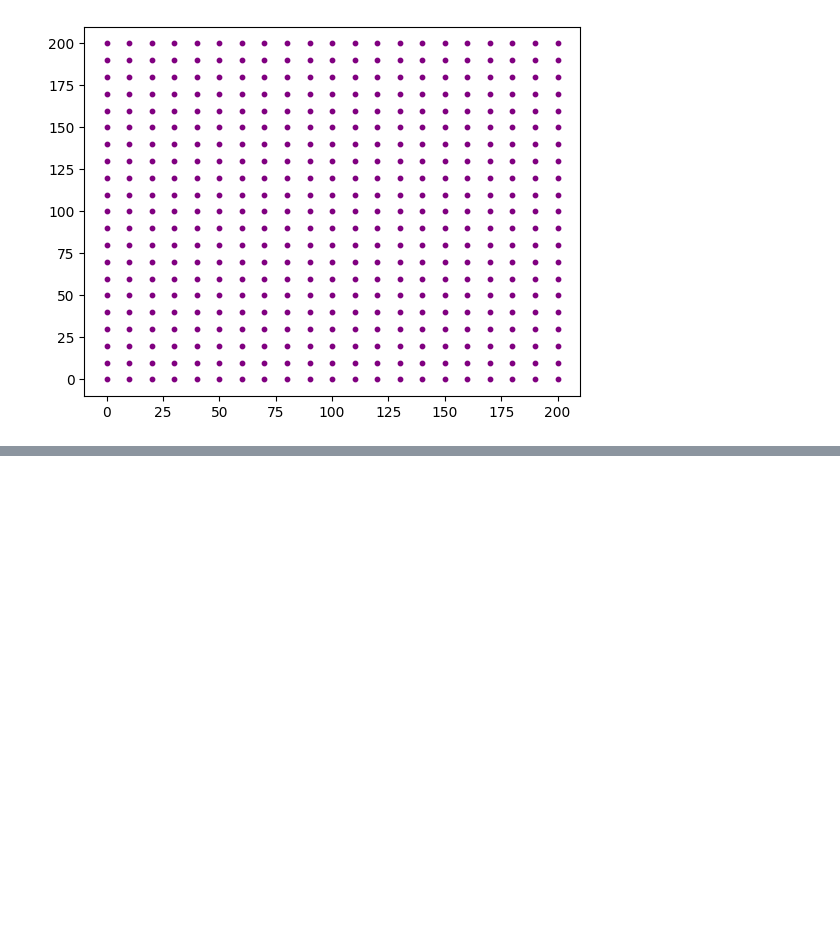
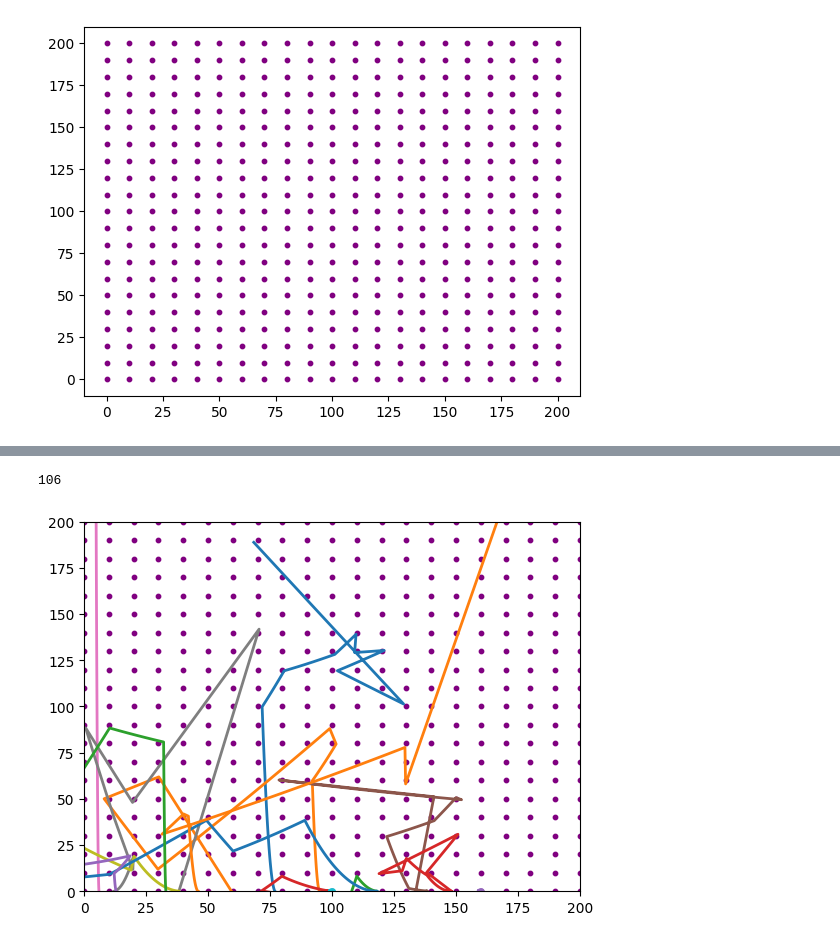
Before and after one commit to kirthivardhanrs/phononohp, a Jupyter notebook: drude.ipynb, the cells around one changed output, grey strips where cells are left out. Saved outputs shown, nothing was run; the diff lists cells and outputs as text; code cells hidden in the pictures; blank space fills up the shorter version.

```diff
--- a/drude.ipynb
+++ b/drude.ipynb
@@ -112,0 +122,63 @@ plt.show()
+# %%
+for i in electrons:
+    while (i.x[-1] <= grid_size and i.x[-1] >= 0) and (i.y[-1] <= grid_size and i.y[-1] >= 0):
+        """
+        d = get_min_distance([i.x[-1], i.y[-1]])
+        if (d[2] < r):
+            diff = np.array([d[0],d[1]])
+            i.v.append(i.v[-1] - 2 * ((np.dot(i.v[-1], diff))/(d[2]**2)) * diff)
+        else:
+            i.v.append(i.v[-1] + acc * 0.1)
+        i.x.append(i.x[-1] + i.v[-1][0]*0.1)
+        i.y.append(i.y[-1] + i.v[-1][1]*0.1)
+        """
+        d = get_distances([i.x[-1], i.y[-1]])
+        if min(d[0]) < r:
+            index = [i for i in range(len(d[0])) if d[0][i] < r][0]
+            x_diff = d[1][index]
+            y_diff = d[2][index]
+            diff = np.array([x_diff, y_diff])
+            i.v.append(i.v[-1] - 2 * ((np.dot(i.v[-1], diff))/(x_diff**2+y_diff**2)) * diff)
+        else:
+            i.v.append(i.v[-1] + acc * 0.1)
+        i.x.append(i.x[-1] + i.v[-1][0]*0.1)
+        i.y.append(i.y[-1] + i.v[-1][1]*0.1)
+        #poss.append(current_pos)
+#poss = np.array(poss)
+
+
+
+fig, ax = plt.subplots()
+plt.xlim([0, grid_size])
+plt.ylim([0, grid_size])
+
+lines = []
+X_data = []
+Y_data = []
+
+for i in electrons:
+    line, = ax.plot([], [], lw=2)
+    lines.append(line)
+    X_data.append(i.x)
+    Y_data.append(i.y)
+
+def update(num, X_data, Y_data, lines):
+    for i, line in enumerate(lines):
+        line.set_data(X_data[i][:num], Y_data[i][:num])
+    return lines
+
+length = max([len(i.x) for i in electrons])
+
+print(length)
+
+plt.scatter(x, y, color='purple', s=10)
+ani = animation.FuncAnimation(fig, update, frames=length,
+                              fargs=(X_data, Y_data, lines), interval=100, blit=True)
+
+writervideo = animation.FFMpegWriter(fps=120)
+ani.save("animation.mp4", writer=writervideo)
+
+plt.show()
+# %% [output]
+106
+[figure, added]
```
Also changed, not shown: parts of 6 cells of this notebook, 1 other file.
